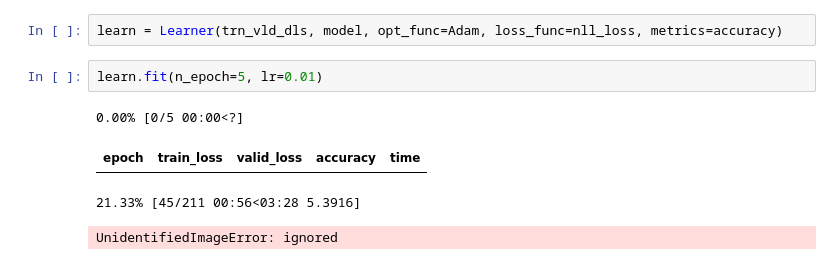
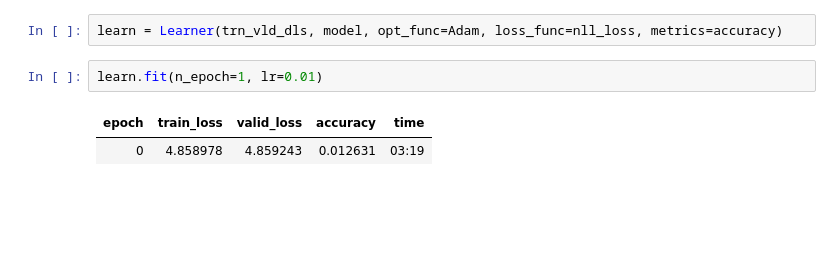
Before and after one commit to kwainright/5156-project, a Jupyter notebook: KalebWainright-Proposal.ipynb, the cells around one changed output. Saved outputs shown, nothing was run; the diff lists cells and outputs as text; blank space fills up the shorter version.

```diff
--- a/KalebWainright-Proposal.ipynb
+++ b/KalebWainright-Proposal.ipynb
@@ -208,9 +215,7 @@ Estimated Total Size (MB): 2.61
 # %%
 learn = Learner(trn_vld_dls, model, opt_func=Adam, loss_func=nll_loss, metrics=accuracy)
 # %%
-learn.fit(n_epoch=5, lr=0.01)
+learn.fit(n_epoch=1, lr=0.01)
 # %% [output]
-0.00% [0/5 00:00<?]
 | epoch | train_loss | valid_loss | accuracy | time |
+| 0 | 4.858978 | 4.859243 | 0.012631 | 03:19 |
-21.33% [45/211 00:56<03:28 5.3916]
-UnidentifiedImageError: ignored
```
Also changed, not shown: parts of 11 cells of this notebook.
